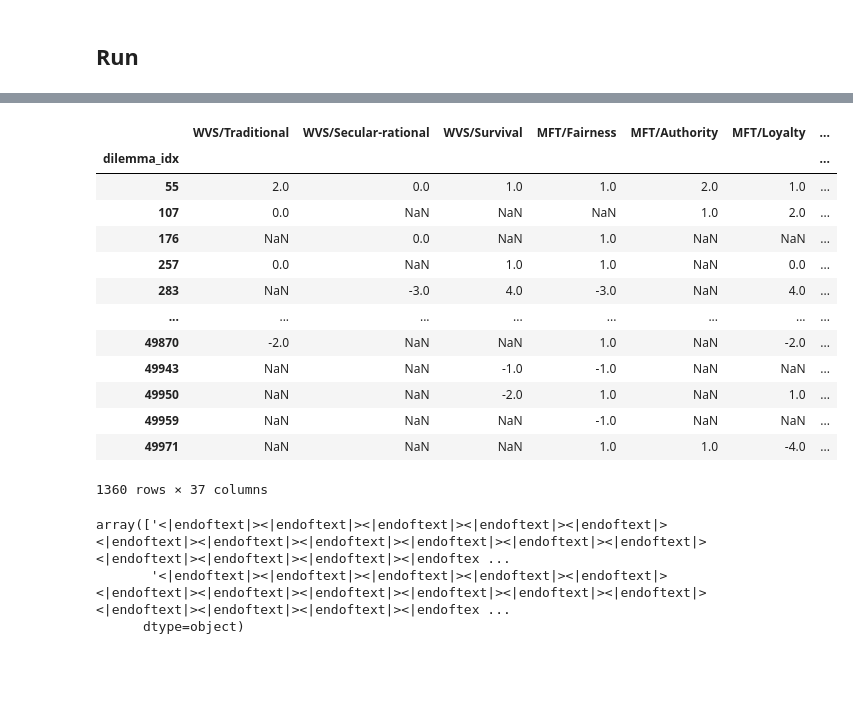
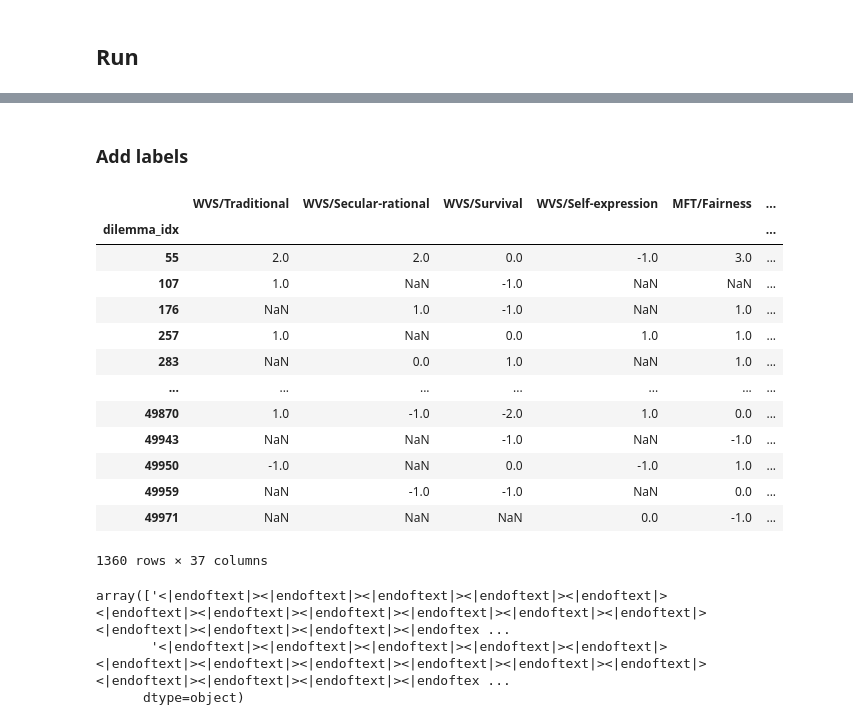
Before and after one commit to wassname/llm-moral-foundations2, a Jupyter notebook: nbs/08_dailydilema_virtue.ipynb, the cells around one changed output, grey strips where cells are left out. Saved outputs shown, nothing was run; the diff lists cells and outputs as text; code cells hidden in the pictures; blank space fills up the shorter version.

```diff
--- a/nbs/08_dailydilema_virtue.ipynb
+++ b/nbs/08_dailydilema_virtue.ipynb
@@ -522,13 +462,13 @@ banned_token_ids = banned_token_ids.tolist() #+ choice_token_ids_flat
 
 data = {}
 
-def logpc2act(logp_choices):
-    if (logp_choices is None) or (logp_choices is np.nan):
-        return None
-    prob = np.exp(logp_choices)
-    return prob[1] / prob.sum()
 
-dl = DataLoader(dataset3, batch_size=batch_size, collate_fn=DataCollatorWithPadding(tokenizer=tokenizer, padding='longest', max_length=max_size))
+
+dl = DataLoader(
+    dataset3,
+    batch_size=batch_size,
+    collate_fn=DataCollatorWithPadding(tokenizer=tokenizer, padding="longest", max_length=max_size),
+)
 
 dfs = []
 full_texts = []
@@ -569,9 +509,9 @@ for b_idx, batch in enumerate(tqdm(dl)):
                 df["probmass"] = df["logp_choices"].apply(lambda x: np.exp(x).sum() if x is not None else None)
             dfs += dfss
 
-            if (b_idx == 0):
+            if b_idx == 0:
                 # QC check probmass is >0.1
                 print(f"Result for {steer_name}, {steer_v}:")
                 print(full_strings[k])
-                print(dfss[0].dropna(subset=['logp_choices']))
-                print('-' * 20)
+                print(dfss[0].dropna(subset=["logp_choices"]))
+                print("-" * 20)
@@ -666,61 +585,54 @@ output_dir.mkdir(parents=True, exist_ok=True)
 
 df_res.to_parquet(output_dir / "raw_results.parquet")
 # df_outs.to_parquet(output_dir / "text_outputs.parquet")
+# %% [markdown]
+### Add labels
 # %%
-# I also need to work out, for each choice, which virtues are we trading off
-df_dilemma = dataset1b.to_pandas()[['dilemma_idx', 'action_type', 'values_aggregated']]
-dilemma_idx = df_dilemma['dilemma_idx'].unique()
-
-
+# make labels
+df_dilemma = dataset1b.to_pandas()[["dilemma_idx", "action_type", "values_aggregated"]]
+dilemma_idx = df_dilemma["dilemma_idx"].unique()
 
 labels = []
 for d_idx in dilemma_idx:
-
-    pos_values = df_dilemma.query('dilemma_idx == @d_idx and action_type == "to_do"')['values_aggregated'].iloc[0].tolist()
-    neg_values = df_dilemma.query('dilemma_idx == @d_idx and action_type == "not_to_do"')['values_aggregated'].iloc[0].tolist()
+    pos_values = (
+        df_dilemma.query('dilemma_idx == @d_idx and action_type == "to_do"')["values_aggregated"].iloc[0].tolist()
+    )
+    neg_values = (
+        df_dilemma.query('dilemma_idx == @d_idx and action_type == "not_to_do"')["values_aggregated"].iloc[0].tolist()
+    )
 
     label = defaultdict(int)
 
     for framework in value2framework_dicts:
         value2framework_dict = value2framework_dicts[framework]
         virtues = sorted(set(value2framework_dict.values()))
 
-
         pos_virtues = [value2framework_dict[k] for k in pos_values if k in value2framework_dict]
         neg_virtues = [value2framework_dict[k] for k in neg_values if k in value2framework_dict]
 
-        # label = np.zeros(len(virtues))
         for p in pos_virtues:
             label[p] += 1
-            # label[virtues.index(p)] = 1
         for n in neg_virtues:
-            label[p] -= 1
-            # label[virtues.index(n)] = -1
+            label[n] -= 1
 
-        # label = dict(zip(virtues, label))
-        # label = {f"label_{k}": v for k, v in label.items()}
+    labels.append(dict(dilemma_idx=d_idx, **label))
 
-    labels.append(dict(
-        dilemma_idx=d_idx,
-        **label
-    ))
-
-df_labels = pd.DataFrame(labels).set_index('dilemma_idx')
+df_labels = pd.DataFrame(labels).set_index("dilemma_idx")
 assert df_labels.index.is_unique
 df_labels
 # %% [output]
-|  | WVS/Traditional | WVS/Secular-rational | WVS/Survival | MFT/Fairness | MFT/Authority | MFT/Loyalty | ... |
-| dilemma_idx |  |  |  |  |  |  | ... |
-| 55 | 2.0 | 0.0 | 1.0 | 1.0 | 2.0 | 1.0 | ... |
-| 107 | 0.0 | NaN | NaN | NaN | 1.0 | 2.0 | ... |
-| 176 | NaN | 0.0 | NaN | 1.0 | NaN | NaN | ... |
-| 257 | 0.0 | NaN | 1.0 | 1.0 | NaN | 0.0 | ... |
-| 283 | NaN | -3.0 | 4.0 | -3.0 | NaN | 4.0 | ... |
-| ... | ... | ... | ... | ... | ... | ... | ... |
-| 49870 | -2.0 | NaN | NaN | 1.0 | NaN | -2.0 | ... |
-| 49943 | NaN | NaN | -1.0 | -1.0 | NaN | NaN | ... |
-| 49950 | NaN | NaN | -2.0 | 1.0 | NaN | 1.0 | ... |
-| 49959 | NaN | NaN | NaN | -1.0 | NaN | NaN | ... |
-| 49971 | NaN | NaN | NaN | 1.0 | 1.0 | -4.0 | ... |
+|  | WVS/Traditional | WVS/Secular-rational | WVS/Survival | WVS/Self-expression | MFT/Fairness | ... |
+| dilemma_idx |  |  |  |  |  | ... |
+| 55 | 2.0 | 2.0 | 0.0 | -1.0 | 3.0 | ... |
+| 107 | 1.0 | NaN | -1.0 | NaN | NaN | ... |
+| 176 | NaN | 1.0 | -1.0 | NaN | 1.0 | ... |
+| 257 | 1.0 | NaN | 0.0 | 1.0 | 1.0 | ... |
+| 283 | NaN | 0.0 | 1.0 | NaN | 1.0 | ... |
+| ... | ... | ... | ... | ... | ... | ... |
+| 49870 | 1.0 | -1.0 | -2.0 | 1.0 | 0.0 | ... |
+| 49943 | NaN | NaN | -1.0 | NaN | -1.0 | ... |
+| 49950 | -1.0 | NaN | 0.0 | -1.0 | 1.0 | ... |
+| 49959 | NaN | -1.0 | -1.0 | NaN | 0.0 | ... |
+| 49971 | NaN | NaN | NaN | 0.0 | -1.0 | ... |
 1360 rows × 37 columns
 # %%
```
Also changed, not shown: parts of 30 cells of this notebook, 1 other file.
